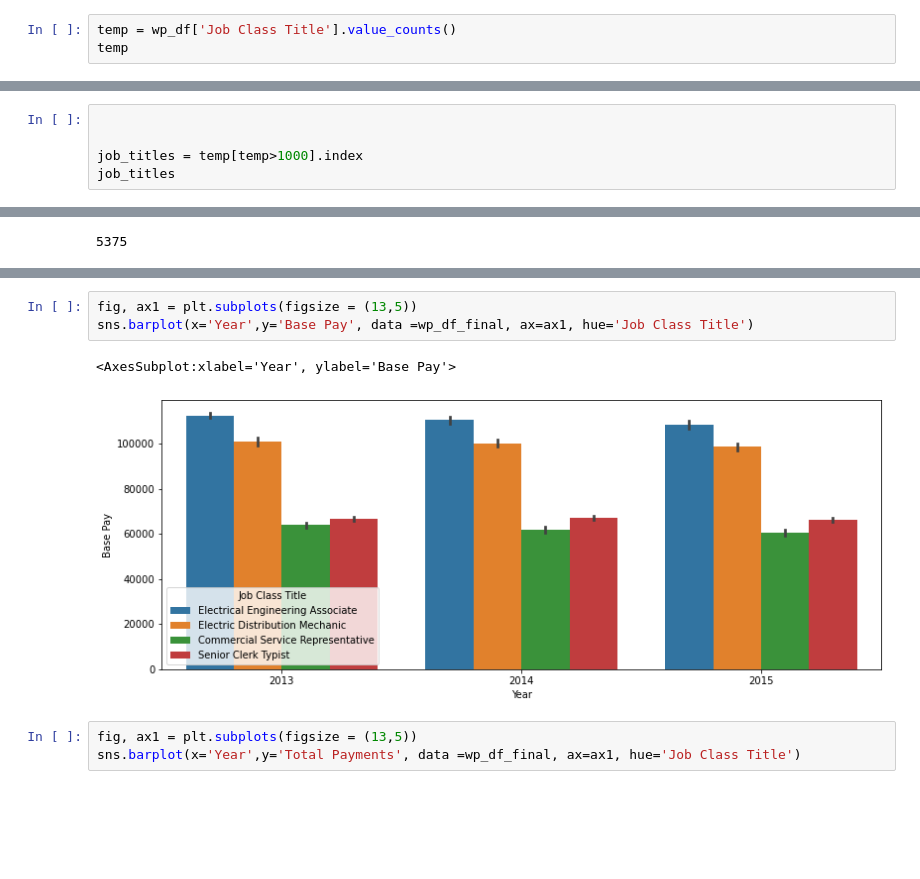
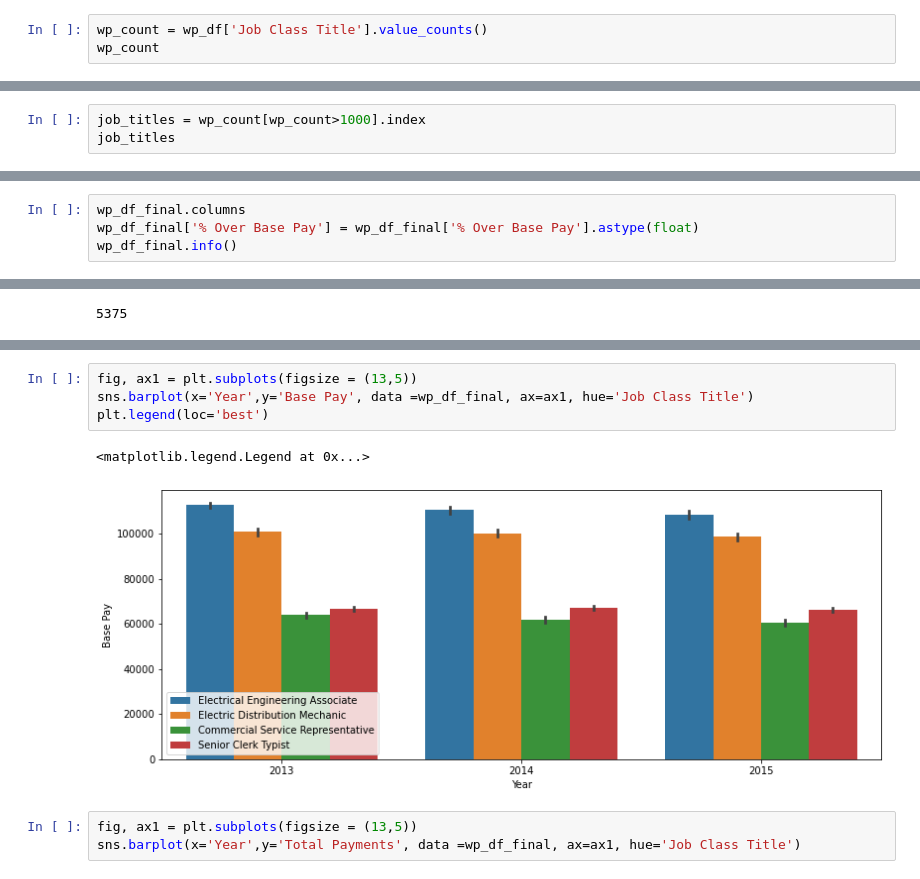
Before and after one commit to harikapeddi/Los_Angeles_Data_Project1, a Jupyter notebook: Salary_Analysis.ipynb, the cells around one changed output, grey strips where cells are left out. Drawn from its saved outputs; the diff is of its cells as text; blank space fills up the shorter version.

```diff
--- a/Salary_Analysis.ipynb
+++ b/Salary_Analysis.ipynb
@@ -165,6 +163,6 @@ ax.tick_params(rotation=90)
 # %%
-temp = wp_df['Job Class Title'].value_counts()
-temp
+wp_count = wp_df['Job Class Title'].value_counts()
+wp_count
 # %% [output]
 Commercial Service Representative                          1705
 Electric Distribution Mechanic                             1484
@@ -185,8 +183,6 @@ Construction Estimator                                        1
 Name: Job Class Title, dtype: int64
 # %%
-
-
-job_titles = temp[temp>1000].index
+job_titles = wp_count[wp_count>1000].index
 job_titles
 # %% [output]
 Index(['Commercial Service Representative', 'Electric Distribution Mechanic',
@@ -245,0 +259,4 @@ sns.stripplot(data=wp_df_final,x='Year',y='Base Pay',hue='Job Class Title',alpha
+# %%
+wp_df_final.columns
+wp_df_final['% Over Base Pay'] = wp_df_final['% Over Base Pay'].astype(float)
+wp_df_final.info()
@@ -295,9 +328,10 @@ water_data.plot.bar(x='Year', y='Base Pay', rot=0)
 # %%
 fig, ax1 = plt.subplots(figsize = (13,5))
 sns.barplot(x='Year',y='Base Pay', data =wp_df_final, ax=ax1, hue='Job Class Title')
+plt.legend(loc='best')
 # %% [output]
-<AxesSubplot:xlabel='Year', ylabel='Base Pay'>
+<matplotlib.legend.Legend at 0x...>
-[figure, old version]
+[figure, new version]
 # %%
 fig, ax1 = plt.subplots(figsize = (13,5))
 sns.barplot(x='Year',y='Total Payments', data =wp_df_final, ax=ax1, hue='Job Class Title')
```
Also changed, not shown: parts of 21 cells of this notebook.
